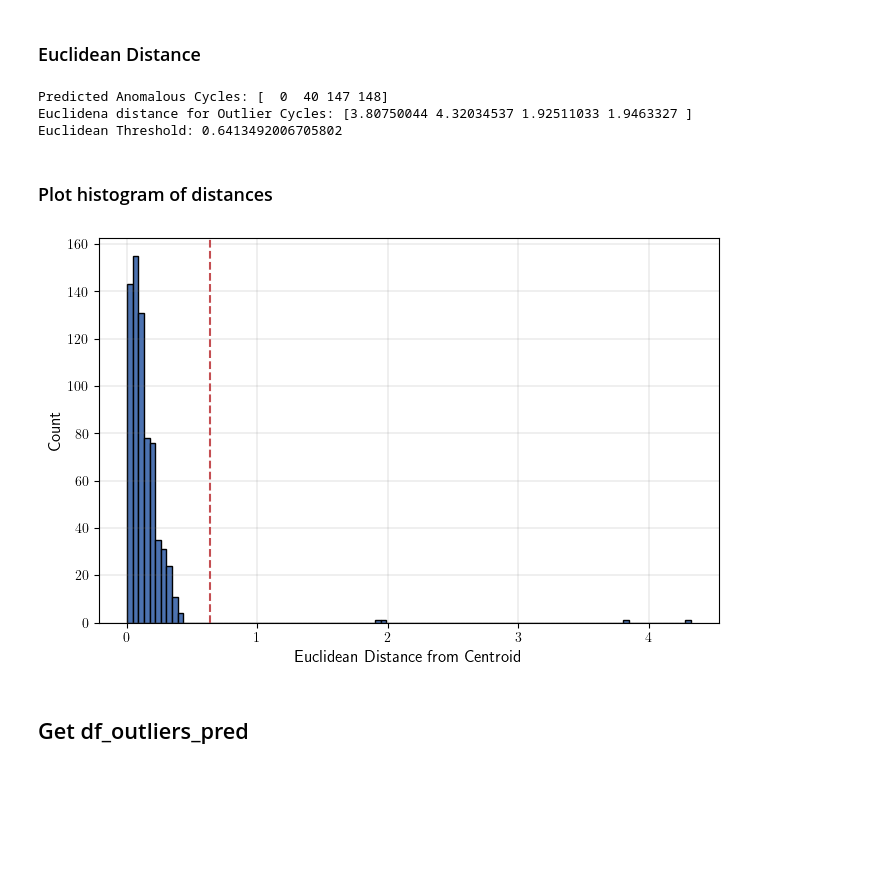
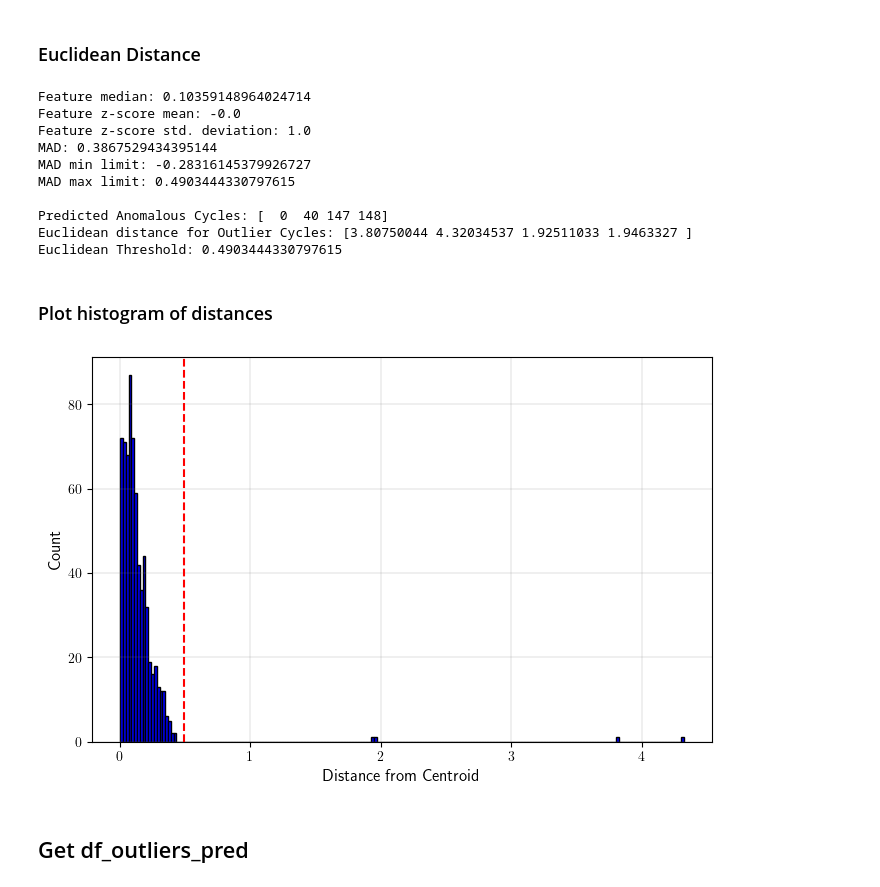
Before and after one commit to meichinpang/osbad, a Jupyter notebook: distance/distance_01_euclidean.ipynb, the cells around one changed output. Saved outputs shown, nothing was run; the diff lists cells and outputs as text; code cells hidden in the pictures; blank space fills up the shorter version.

```diff
--- a/distance/distance_01_euclidean.ipynb
+++ b/distance/distance_01_euclidean.ipynb
@@ -175,5 +188,6 @@ from osbad import dbad
 # %%
 selected_feature_cols = (
+    #"cycle_index",
     "log_max_diff_dQ",
     "log_max_diff_dV")
 
@@ -183,35 +197,61 @@ runner = ModelRunner(
         selected_feature_cols=selected_feature_cols)
 
 features = runner.create_model_x_input()
+#features = Xdata[:,1:]
+#cycle_idx = Xdata[:,0]
+centroid = np.median(features, axis=0)
 # %% [markdown]
 ### Euclidean Distance
 # %%
-euclidean_dist = dbad.calculate_distance(method="euclidean",
-                                    features=features)
+euclidean_dist = dbad.calculate_distance(metric_name="euclidean",
+                                    features=features,
+                                    centroid=centroid)
 
-euclidean_threshold = dbad.calculate_threshold(distance=euclidean_dist)
+#outlier_dict = dbad.predict_outliers(distance=euclidean_dist)
 
 (pred_outlier_indices,
- outlier_distance,
- outlier_features) = dbad.predict_outliers(
-    distances=euclidean_dist,
-    threshold=euclidean_threshold,
-    features= features)
+ pred_outlier_distance,
+ pred_outlier_features,
+ euclidean_threshold) = dbad.predict_outliers(
+                            distance=euclidean_dist,
+                            features= features)
 
-print("Predicted Anomalous Cycles:", pred_outlier_indices)
-print("Euclidena distance for Outlier Cycles:", outlier_distance)
+print("\nPredicted Anomalous Cycles:", pred_outlier_indices)
+print("Euclidean distance for Outlier Cycles:", pred_outlier_distance)
 print("Euclidean Threshold:", euclidean_threshold)
 # %% [output]
+Feature median: 0.10359148964024714
+Feature z-score mean: -0.0
+Feature z-score std. deviation: 1.0
+MAD: 0.3867529434395144
+MAD min limit: -0.28316145379926727
+MAD max limit: 0.4903444330797615
+
 Predicted Anomalous Cycles: [  0  40 147 148]
-Euclidena distance for Outlier Cycles: [3.80750044 4.32034537 1.92511033 1.9463327 ]
-Euclidean Threshold: 0.6413492006705802
+Euclidean distance for Outlier Cycles: [3.80750044 4.32034537 1.92511033 1.9463327 ]
+Euclidean Threshold: 0.4903444330797615
 # %% [markdown]
 ### Plot histogram of distances
 # %%
 dbad.plot_hist_distance(euclidean_dist, euclidean_threshold)
+
+filename="euclidean_histogram"
+output_fig_filename = (
+    filename + "_"
+    + selected_cell_label
+    + ".png")
+
+fig_output_path = (
+    selected_cell_artifacts.joinpath(output_fig_filename))
+
+plt.savefig(
+    fig_output_path,
+    dpi=200,
+    bbox_inches="tight")
+
 plt.show()
 # %% [output]
-[figure, old version]
+[figure, new version]
 # %% [markdown]
 ## Get df_outliers_pred
 # %%
```
Also changed, not shown: parts of 6 cells of this notebook.
